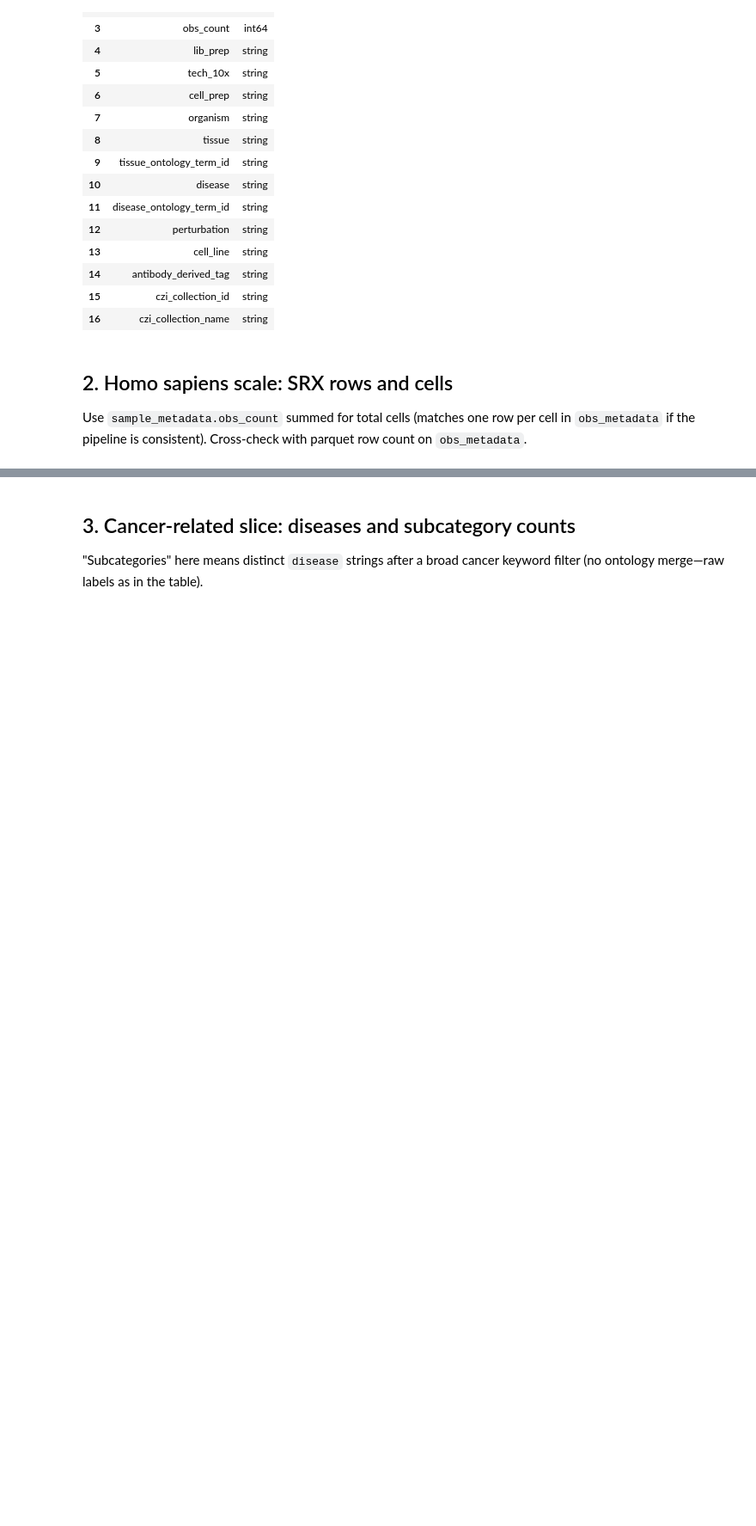
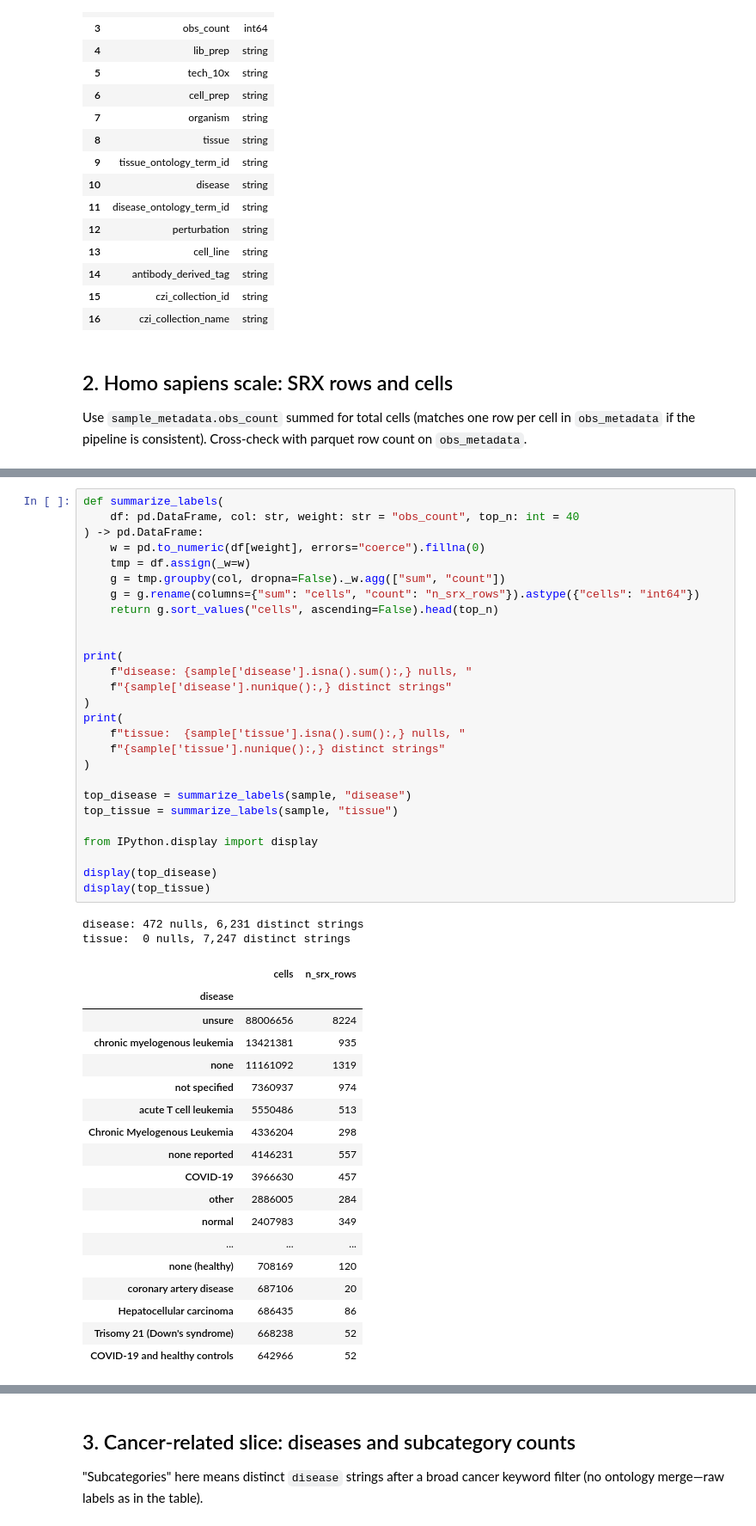
Before and after one commit to otodreas/scBaseCount_Pipeline, a Jupyter notebook: metadata_analysis/scbasecount_homo_sapiens_metadata.ipynb, the cells around one changed output, grey strips where cells are left out. Shown at 86% size. Cells and saved outputs as stored; diff of their text form; blank space fills up the shorter version.

```diff
--- a/metadata_analysis/scbasecount_homo_sapiens_metadata.ipynb
+++ b/metadata_analysis/scbasecount_homo_sapiens_metadata.ipynb
@@ -122,0 +127,48 @@ obs_metadata parquet row count: 302,277,013
+# %%
+def summarize_labels(
+    df: pd.DataFrame, col: str, weight: str = "obs_count", top_n: int = 40
+) -> pd.DataFrame:
+    w = pd.to_numeric(df[weight], errors="coerce").fillna(0)
+    tmp = df.assign(_w=w)
+    g = tmp.groupby(col, dropna=False)._w.agg(["sum", "count"])
+    g = g.rename(columns={"sum": "cells", "count": "n_srx_rows"}).astype({"cells": "int64"})
+    return g.sort_values("cells", ascending=False).head(top_n)
+
+
+print(
+    f"disease: {sample['disease'].isna().sum():,} nulls, "
+    f"{sample['disease'].nunique():,} distinct strings"
+)
+print(
+    f"tissue:  {sample['tissue'].isna().sum():,} nulls, "
+    f"{sample['tissue'].nunique():,} distinct strings"
+)
+
+top_disease = summarize_labels(sample, "disease")
+top_tissue = summarize_labels(sample, "tissue")
+
+from IPython.display import display
+
+display(top_disease)
+display(top_tissue)
+# %% [output]
+disease: 472 nulls, 6,231 distinct strings
+tissue:  0 nulls, 7,247 distinct strings
+|  | cells | n_srx_rows |
+| disease |  |  |
+| unsure | 88006656 | 8224 |
+| chronic myelogenous leukemia | 13421381 | 935 |
+| none | 11161092 | 1319 |
+| not specified | 7360937 | 974 |
+| acute T cell leukemia | 5550486 | 513 |
+| Chronic Myelogenous Leukemia | 4336204 | 298 |
+| none reported | 4146231 | 557 |
+| COVID-19 | 3966630 | 457 |
+| other | 2886005 | 284 |
+| normal | 2407983 | 349 |
+| ... | ... | ... |
+| none (healthy) | 708169 | 120 |
+| coronary artery disease | 687106 | 20 |
+| Hepatocellular carcinoma | 686435 | 86 |
+| Trisomy 21 (Down's syndrome) | 668238 | 52 |
+| COVID-19 and healthy controls | 642966 | 52 |
```
Also changed, not shown: parts of 10 cells of this notebook, 3 other files.
